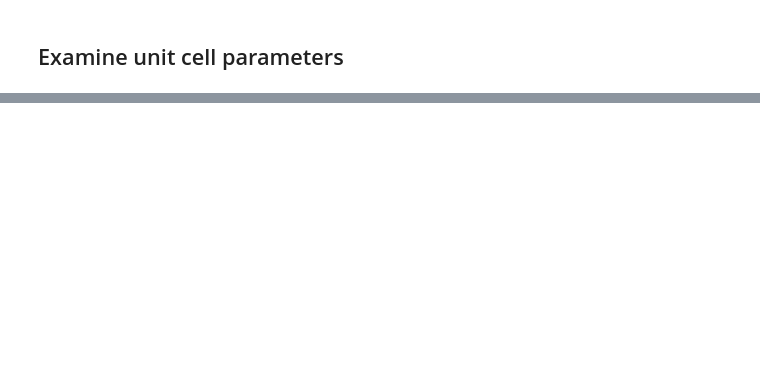
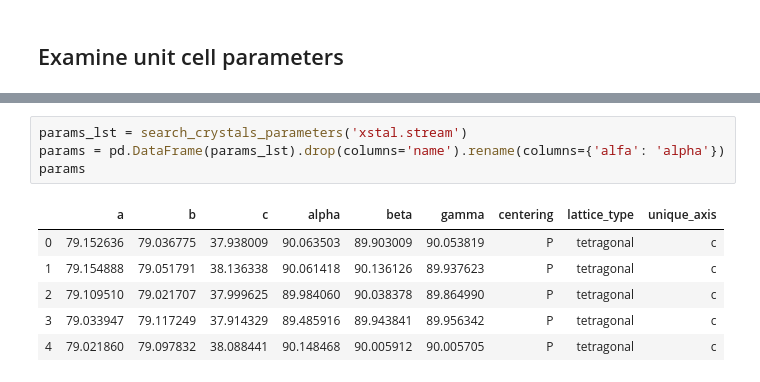
Before and after one commit to JunCEEE/crystalProject, a Jupyter notebook: src/analysis/crystFEL_index/CrystFEL indexing.ipynb, the cells around one changed output, grey strips where cells are left out. Drawn from its saved outputs; the diff is of its cells as text; blank space fills up the shorter version.

```diff
--- a/src/analysis/crystFEL_index/CrystFEL indexing.ipynb
+++ b/src/analysis/crystFEL_index/CrystFEL indexing.ipynb
@@ -110,0 +109,11 @@ FigureCanvasNbAgg()
+# %%
+params_lst = search_crystals_parameters('xstal.stream')
+params = pd.DataFrame(params_lst).drop(columns='name').rename(columns={'alfa': 'alpha'})
+params
+# %% [output]
+|  | a | b | c | alpha | beta | gamma | centering | lattice_type | unique_axis |
+| 0 | 79.152636 | 79.036775 | 37.938009 | 90.063503 | 89.903009 | 90.053819 | P | tetragonal | c |
+| 1 | 79.154888 | 79.051791 | 38.136338 | 90.061418 | 90.136126 | 89.937623 | P | tetragonal | c |
+| 2 | 79.109510 | 79.021707 | 37.999625 | 89.984060 | 90.038378 | 89.864990 | P | tetragonal | c |
+| 3 | 79.033947 | 79.117249 | 37.914329 | 89.485916 | 89.943841 | 89.956342 | P | tetragonal | c |
+| 4 | 79.021860 | 79.097832 | 38.088441 | 90.148468 | 90.005912 | 90.005705 | P | tetragonal | c |
```
Also changed, not shown: parts of 7 cells of this notebook, 1 other file.
